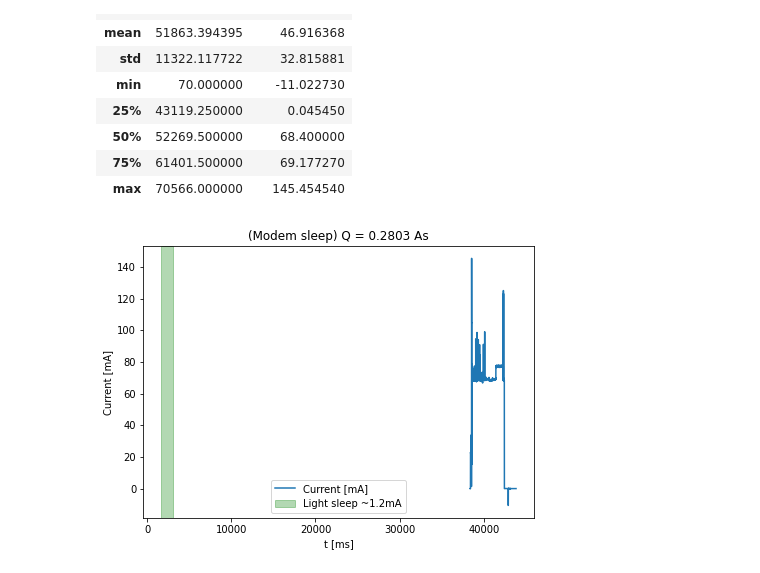
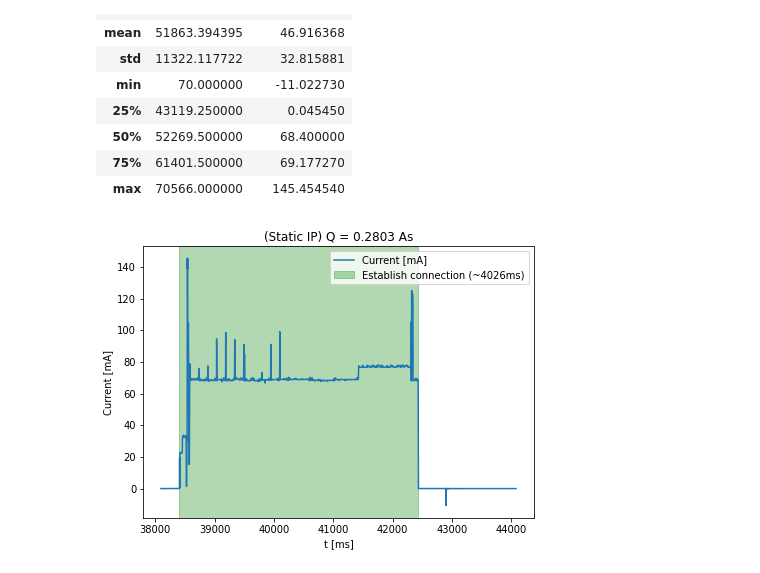
Before and after one commit to widmannthomas/dibse_integratives_gesamt_projekt, a Jupyter notebook: current_sensor/dhcp_static/dhcp_static.ipynb, the cells around one changed output. Cells and saved outputs as stored; diff of their text form; code cells hidden in the pictures.

```diff
--- a/current_sensor/dhcp_static/dhcp_static.ipynb
+++ b/current_sensor/dhcp_static/dhcp_static.ipynb
@@ -53,20 +55,20 @@ data_frame_static.describe()
 | 75% | 61401.500000 | 69.177270 |
 | max | 70566.000000 | 145.454540 |
 # %%
-df_static = data_frame_static[1630:3654]
-plt.title("(Modem sleep) " + calc_load_coulomb_str(df_static))
+df_static = data_frame_static[1530:3750]
+plt.title("(Static IP) " + calc_load_coulomb_str(df_static))
 plt.xlabel("t [ms]")
 plt.ylabel("Current [mA]")
 plt.plot(df_static.time_ms[:, None], df_static.current_mA[:, None], label="Current [mA]")
-plt.axvspan(38409, 42435, color='green', alpha=0.3, label="Light sleep ~1.2mA")
+plt.axvspan(38409, 42435, color='green', alpha=0.3, label="Establish connection (~4026ms)")
 plt.legend()
 plt.show()
 # plt.title("(Wakeup for DTIM [Beacon interval = 100ms]) " + calc_load_coulomb_str(df_dtim))
 # plt.xlabel("t [ms]")
 # plt.ylabel("Current [mA]")
 # plt.plot(df_dtim.time_ms[:, None], df_dtim.current_mA[:, None], label="Current [mA]")
 # plt.axvspan(12804, 12905, color='red', alpha=0.3, label="DTIM (Beacon interval: 100ms)")
 # plt.legend(loc="upper left")
 # plt.show()
 # %% [output]
-[figure, old version]
+[figure, new version]
```
Also changed, not shown: parts of 6 cells of this notebook, 5 other files.
